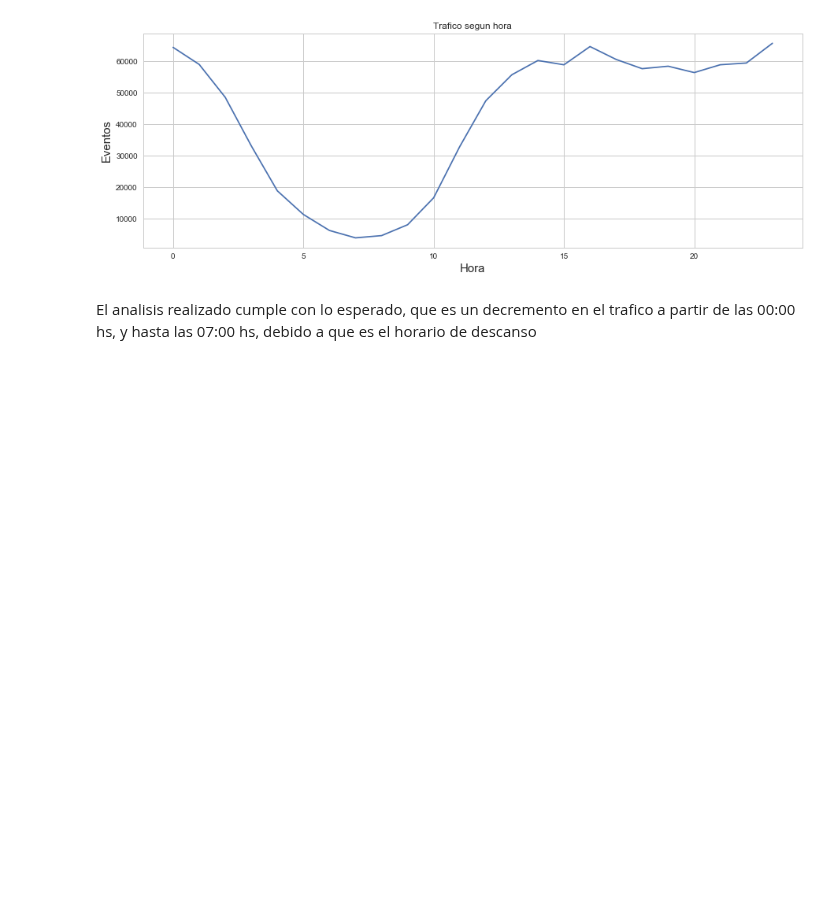
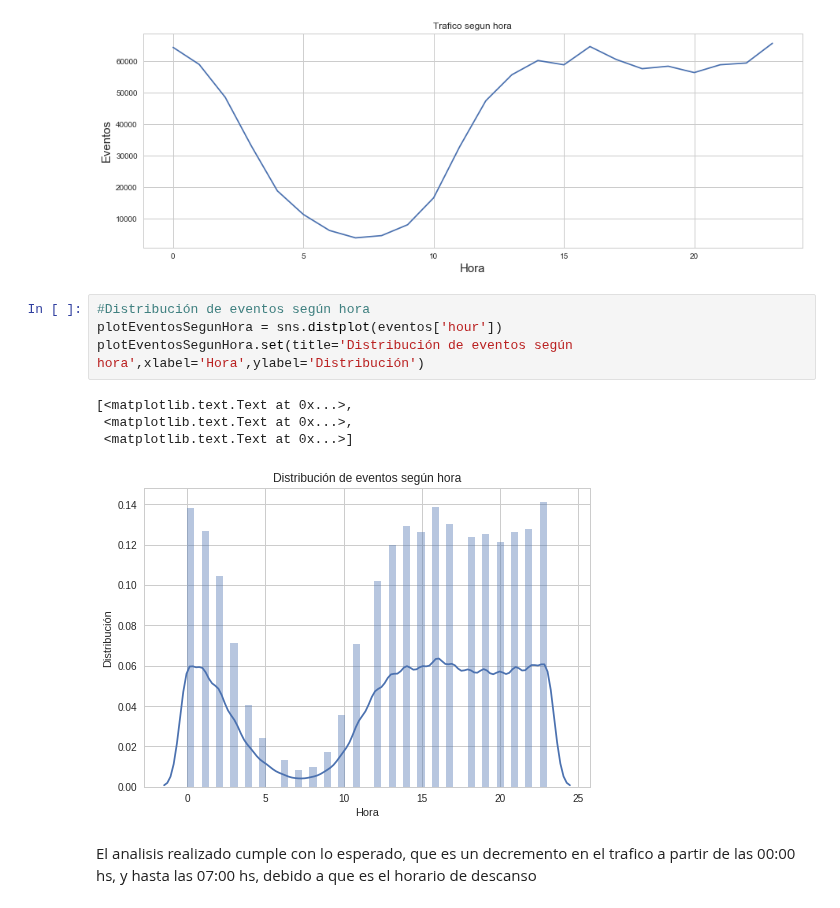
Before and after one commit to btusca/7506, a Jupyter notebook: TP2018/TP definitivo.ipynb, the cells around one changed output. Drawn from its saved outputs; the diff is of its cells as text; blank space fills up the shorter version.

```diff
--- a/TP2018/TP definitivo.ipynb
+++ b/TP2018/TP definitivo.ipynb
@@ -370,6 +380,15 @@ plt.xlabel("Hora", size=15)
 plt.show()
 # %% [output]
 [figure]
+# %%
+#Distribución de eventos según hora
+plotEventosSegunHora = sns.distplot(eventos['hour'])
+plotEventosSegunHora.set(title='Distribución de eventos según hora',xlabel='Hora',ylabel='Distribución')
+# %% [output]
+[<matplotlib.text.Text at 0x...>,
+ <matplotlib.text.Text at 0x...>,
+ <matplotlib.text.Text at 0x...>]
+[figure, added]
 # %% [markdown]
 El analisis realizado cumple con lo esperado, que es un decremento en el trafico a partir de las 00:00 hs, y hasta las 07:00 hs, debido a que es el horario de descanso
 # %%
```
Also changed, not shown: parts of 2 cells of this notebook.
